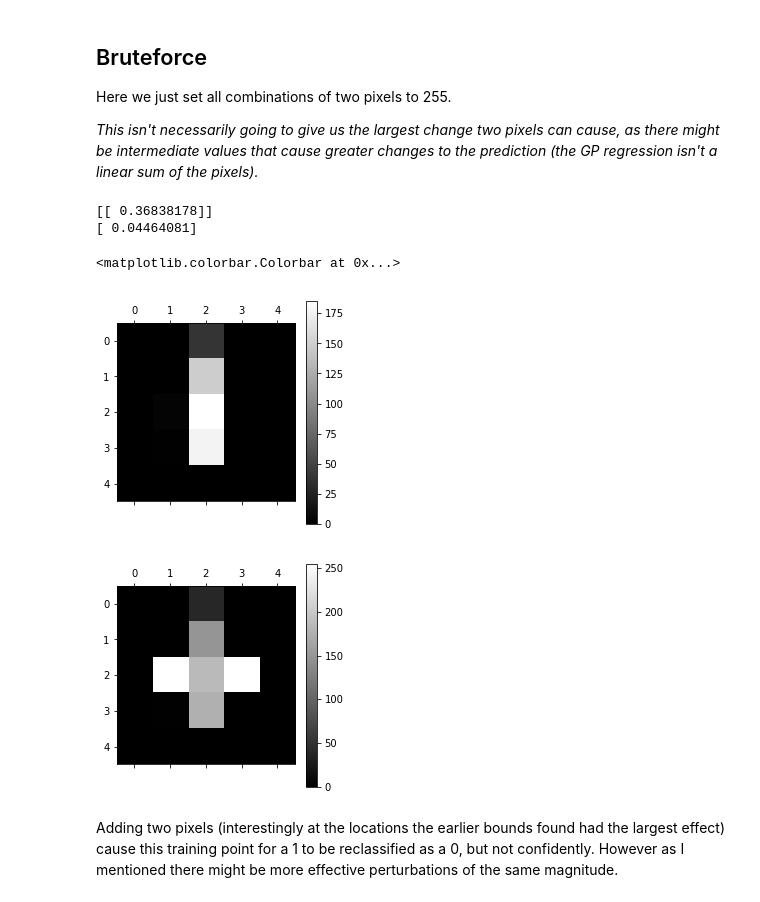
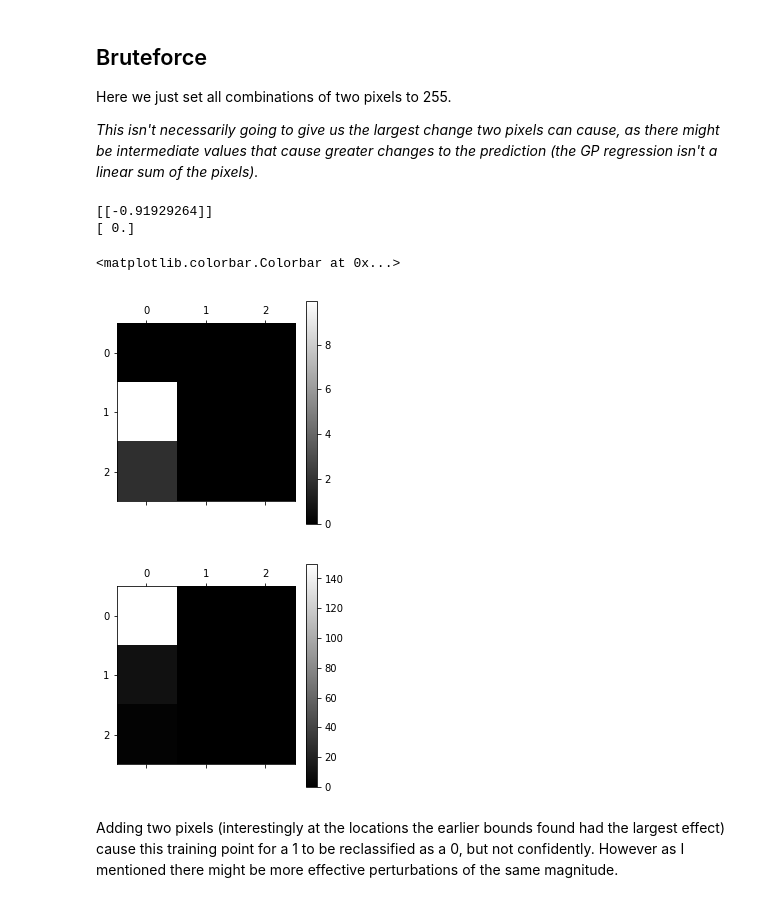
Before and after one commit to lionfish0/GPAdversarialBound, a Jupyter notebook: jupyter/Demo.ipynb, the cells around one changed output. Drawn from its saved outputs; the diff is of its cells as text; code cells hidden in the pictures.

```diff
--- a/jupyter/Demo.ipynb
+++ b/jupyter/Demo.ipynb
@@ -497,0 +448,19 @@ OSError: Timed out trying to connect to 'tcp://54.194.231.31:8786' after 5 s: co
+# %%
+import GPy
+X,Y,Xtest,Ytest = getMNISTexample(scalingfactor=10)
+valmax = np.ones(X.shape[1])
+for it in range(3):
+    k = GPy.kern.RBF(9,ARD=True)
+    m = GPy.models.GPRegression(X,Y,k)
+    m.optimize()
+    valmax /= m.kern.lengthscale
+    X /= m.kern.lengthscale
+# %%
+l = 1.0
+pos_allshifts,pos_dbinfo = getshiftbounds(X,Y,l=l,totalits=5,valmax=valmax.tolist(), ip=ip)
+print(pos_allshifts)
+#negative Y:
+neg_allshifts,neg_dbinfo = getshiftbounds(X,-Y,l=l,totalits=5,valmax=valmax.tolist(), ip=ip)
+print(neg_allshifts)
+print("Max of both")
+print(np.sort(np.max(np.c_[pos_allshifts,neg_allshifts],1))[::-1])
@@ -536,42 +600,42 @@ Here we just set all combinations of two pixels to 255.
 
 *This isn't necessarily going to give us the largest change two pixels can cause, as there might be intermediate values that cause greater changes to the prediction (the GP regression isn't a linear sum of the pixels).*
 # %%
-confident = np.argmax((getpred(X,X,Y,l)))
+confident = np.argmax(-(1-Y)*(getpred(X,X,Y,l)))
 advX = X[confident:(confident+1),:].copy() #the initial test point we're going to use...
-width = 5
+width = 3
 plt.matshow(advX.reshape(width,width),cmap='gray')
 plt.colorbar()
 print(getpred(advX,X,Y,l))
 N = width*width
 adv = advX.copy()
 for it in range(1):
     adv = adv.repeat(N,0)
     for i in range(N):
-        adv[i::N,i]=255
+        adv[i::N,i]=150
 
-lowest = np.Inf
-lowestim = None
+bigest = -np.Inf
+bigestim = None
 for it in range(len(adv)):
     b = adv[it,:][None,:]
     for it in range(1):
         b = b.repeat(N,0)
         for i in range(N):
-            b[i::N,i]=255
+            b[i::N,i]=150
     preds = getpred(b,X,Y,l)
-    minpredi = np.argmin(preds)
-    if (preds[minpredi]<lowest):
-        lowest = preds[minpredi]
-        lowestim = b[minpredi]
+    minpredi = np.argmax(preds)
+    if (preds[minpredi]>bigest):
+        bigest = preds[minpredi]
+        bigestim = b[minpredi]
 
-print(lowest)
-plt.matshow(lowestim.reshape(width,width),cmap='gray')
+print(bigest)
+plt.matshow(bigestim.reshape(width,width),cmap='gray')
 plt.colorbar()
 # %% [output]
-[[ 0.36838178]]
-[ 0.04464081]
+[[-0.91929264]]
+[ 0.]
 <matplotlib.colorbar.Colorbar at 0x...>
-[figure, old version]
+[figure, new version]
-[figure, old version]
+[figure, new version]
 # %% [markdown]
 Adding two pixels (interestingly at the locations the earlier bounds found had the largest effect) cause this training point for a 1 to be reclassified as a 0, but not confidently. However as I mentioned there might be more effective perturbations of the same magnitude.
 # %% [markdown]
```
Also changed, not shown: parts of 23 cells of this notebook, 1 other file.
